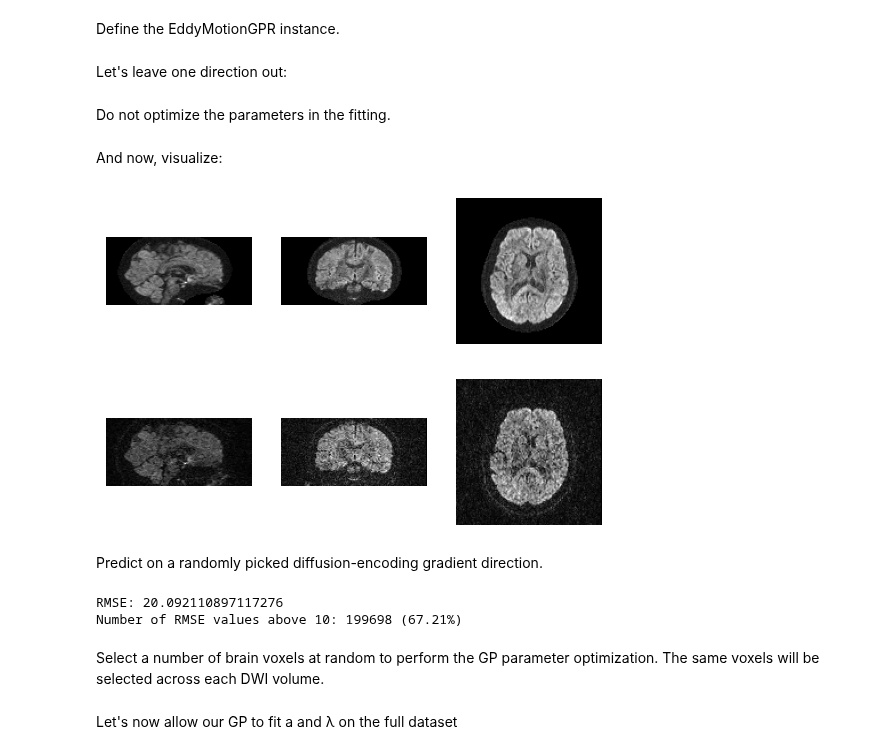
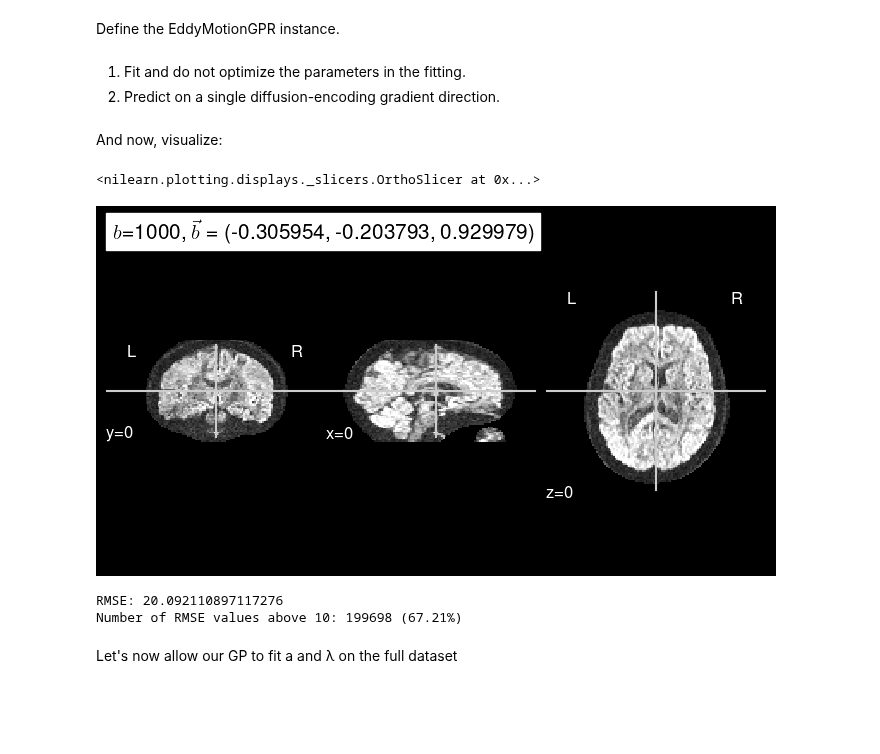
Before and after one commit to nipreps/eddymotion, a Jupyter notebook: docs/notebooks/dwi_gp_estimation.ipynb, the cells around one changed output. Saved outputs shown, nothing was run; the diff lists cells and outputs as text; code cells hidden in the pictures; blank space fills up the shorter version.

```diff
--- a/docs/notebooks/dwi_gp_estimation.ipynb
+++ b/docs/notebooks/dwi_gp_estimation.ipynb
@@ -68,5 +72,3 @@ alpha = 0.1
 disp = True
 optimizer = None
 gpr = EddyMotionGPR(kernel=kernel, alpha=alpha, disp=disp, optimizer=optimizer)
-# %% [markdown]
-Let's leave one direction out:
@@ -88,5 +75,6 @@ y_test = y[:, train_test_mask]
 # %% [markdown]
-Do not optimize the parameters in the fitting.
+1. Fit and do not optimize the parameters in the fitting.
+2. Predict on a single diffusion-encoding gradient direction.
 # %%
 gpr = gpr.fit(X_train, y_train.T)
 
@@ -97,35 +85,10 @@ dwi_sim[brain_mask] = y_sim
 # %% [markdown]
 And now, visualize:
 # %%
-
-x_slice = dwi_sim[slice_idx[0], :, :]
-y_slice = dwi_sim[:, slice_idx[1], :]
-z_slice = dwi_sim[:, :, slice_idx[2]]
-slices = [x_slice, y_slice, z_slice]
-
-fig, axes = plt.subplots(1, len(slices))
-for i, _slice in enumerate(slices):
-     axes[i].imshow(_slice.T, cmap="gray", origin="lower", aspect='equal')
-     axes[i].set_axis_off()
-
-plt.show()
-
-x_slice = dwi_data[slice_idx[0], :, :, dwi_vol_idx]
-y_slice = dwi_data[:, slice_idx[1], :, dwi_vol_idx]
-z_slice = dwi_data[:, :, slice_idx[2], dwi_vol_idx]
-slices = [x_slice, y_slice, z_slice]
-
-fig, axes = plt.subplots(1, len(slices))
-for i, _slice in enumerate(slices):
-    axes[i].imshow(_slice.T, cmap="gray", origin="lower", aspect='equal')
-    axes[i].set_axis_off()
-
-plt.show()
+plot_dwi(dwi_sim, affine, gradient=np.concatenate((np.squeeze(X_test), [1000])))
 # %% [output]
+<nilearn.plotting.displays._slicers.OrthoSlicer at 0x...>
-[figure, old version]
+[figure, new version]
-[figure, removed]
-# %% [markdown]
-Predict on a randomly picked diffusion-encoding gradient direction.
 # %%
 rmse = np.sqrt((y_test.squeeze() - y_sim) ** 2)
 
@@ -137,5 +100,3 @@ print(f"Number of RMSE values above {threshold}: {n_error_thr} ({ratio:.2f}%)")
 # %% [output]
 RMSE: 20.092110897117276
 Number of RMSE values above 10: 199698 (67.21%)
-# %% [markdown]
-Select a number of brain voxels at random to perform the GP parameter optimization. The same voxels will be selected across each DWI volume.
```
Also changed, not shown: parts of 8 cells of this notebook.
